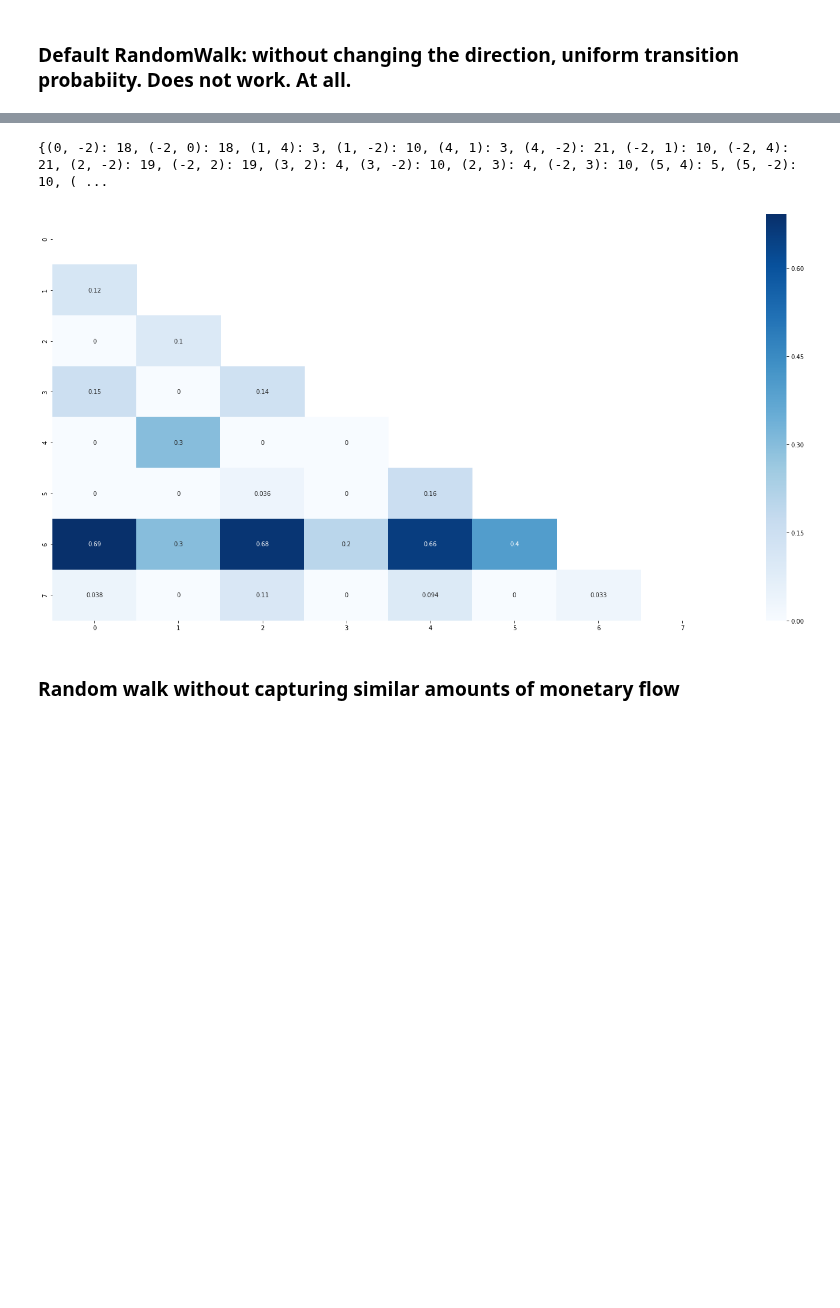
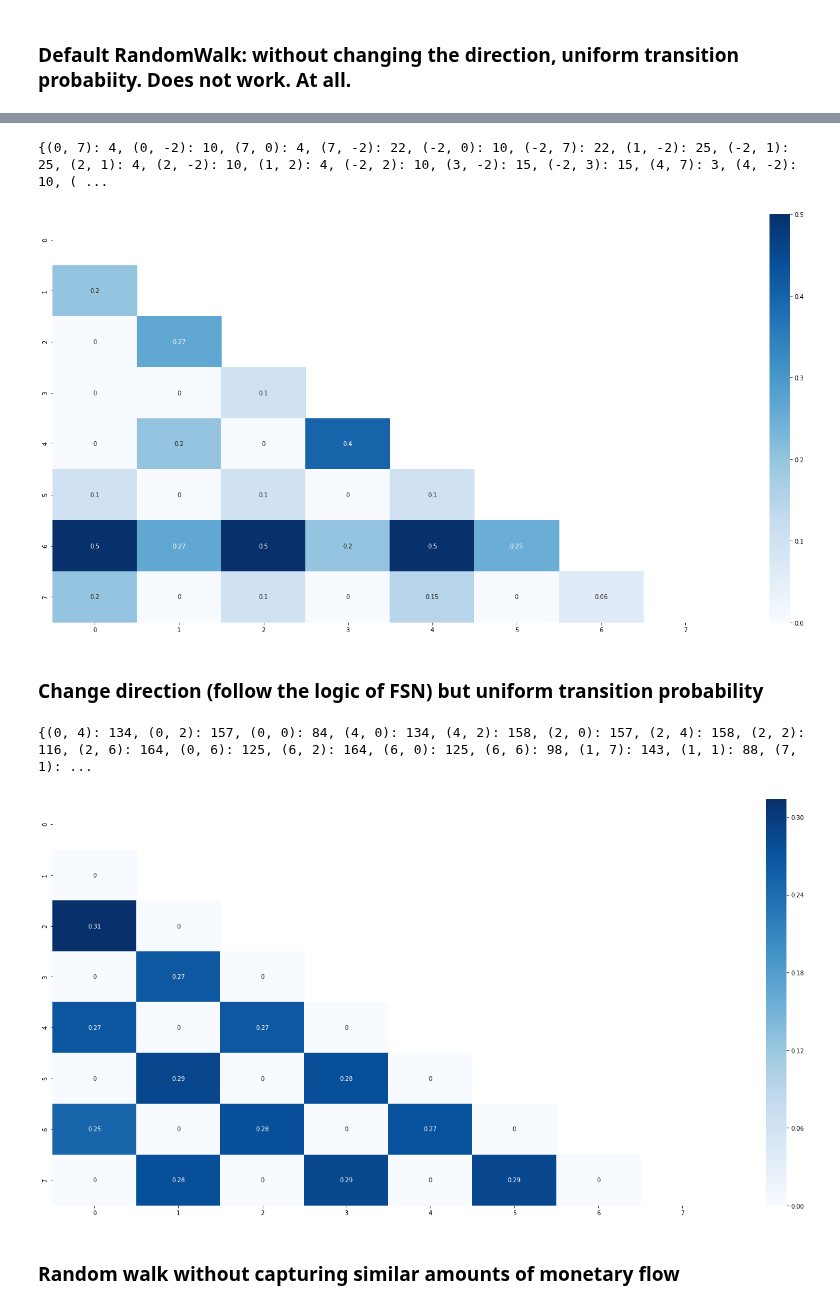
Before and after one commit to AlexWorldD/NetEmbs, a Jupyter notebook: ProofOfConcept.ipynb, the cells around one changed output, grey strips where cells are left out. Drawn from its saved outputs; the diff is of its cells as text; code cells hidden in the pictures; blank space fills up the shorter version.

```diff
--- a/ProofOfConcept.ipynb
+++ b/ProofOfConcept.ipynb
@@ -593,10 +616,19 @@ plot_network_v2(exp4, title="Exp4", edges_label=False)
 # %%
-pairs = [make_pairs(def_randomWalk(exp4, node, 10, direction="IN")) for _ in range(10) for node in range(8)]
+pairs = [make_pairs(def_randomWalk(exp4, node, 10, direction="OUT")) for _ in range(10) for node in range(8)]
 pairs = [item for sublist in pairs for item in sublist]
 plot_heatmap(pairs, norm="col", size=8, debug=True)
 # %% [output]
-{(0, -2): 18, (-2, 0): 18, (1, 4): 3, (1, -2): 10, (4, 1): 3, (4, -2): 21, (-2, 1): 10, (-2, 4): 21, (2, -2): 19, (-2, 2): 19, (3, 2): 4, (3, -2): 10, (2, 3): 4, (-2, 3): 10, (5, 4): 5, (5, -2): 10, ( ...
+{(0, 7): 4, (0, -2): 10, (7, 0): 4, (7, -2): 22, (-2, 0): 10, (-2, 7): 22, (1, -2): 25, (-2, 1): 25, (2, 1): 4, (2, -2): 10, (1, 2): 4, (-2, 2): 10, (3, -2): 15, (-2, 3): 15, (4, 7): 3, (4, -2): 10, ( ...
-[figure, old version]
+[figure, new version]
+# %% [markdown]
+### Change direction (follow the logic of FSN) but uniform transition probability
+# %%
+pairs = [make_pairs(new_randomWalk(exp4, node, 10, direction="OUT", repeat=False, pressure=11, mode=0)) for _ in range(10) for node in range(8)]
+pairs = [item for sublist in pairs for item in sublist]
+e2 = plot_heatmap(pairs, norm="col", size=8, return_hm=True, debug=True)
+# %% [output]
+{(0, 4): 134, (0, 2): 157, (0, 0): 84, (4, 0): 134, (4, 2): 158, (2, 0): 157, (2, 4): 158, (2, 2): 116, (2, 6): 164, (0, 6): 125, (6, 2): 164, (6, 0): 125, (6, 6): 98, (1, 7): 143, (1, 1): 88, (7, 1): ...
+[figure, added]
 # %% [markdown]
 ### Random walk without capturing similar amounts of monetary flow
 # %%
```
Also changed, not shown: parts of 13 cells of this notebook, 7 other files.
